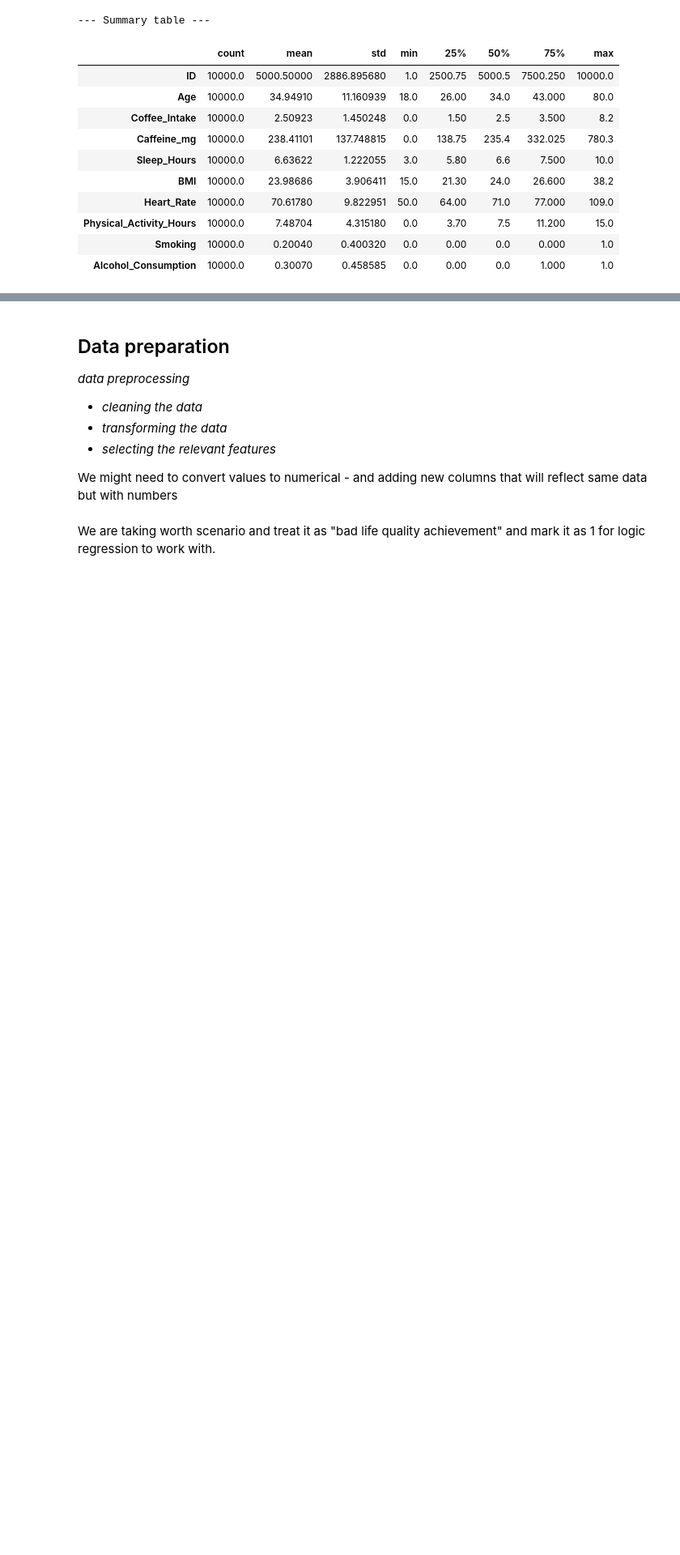
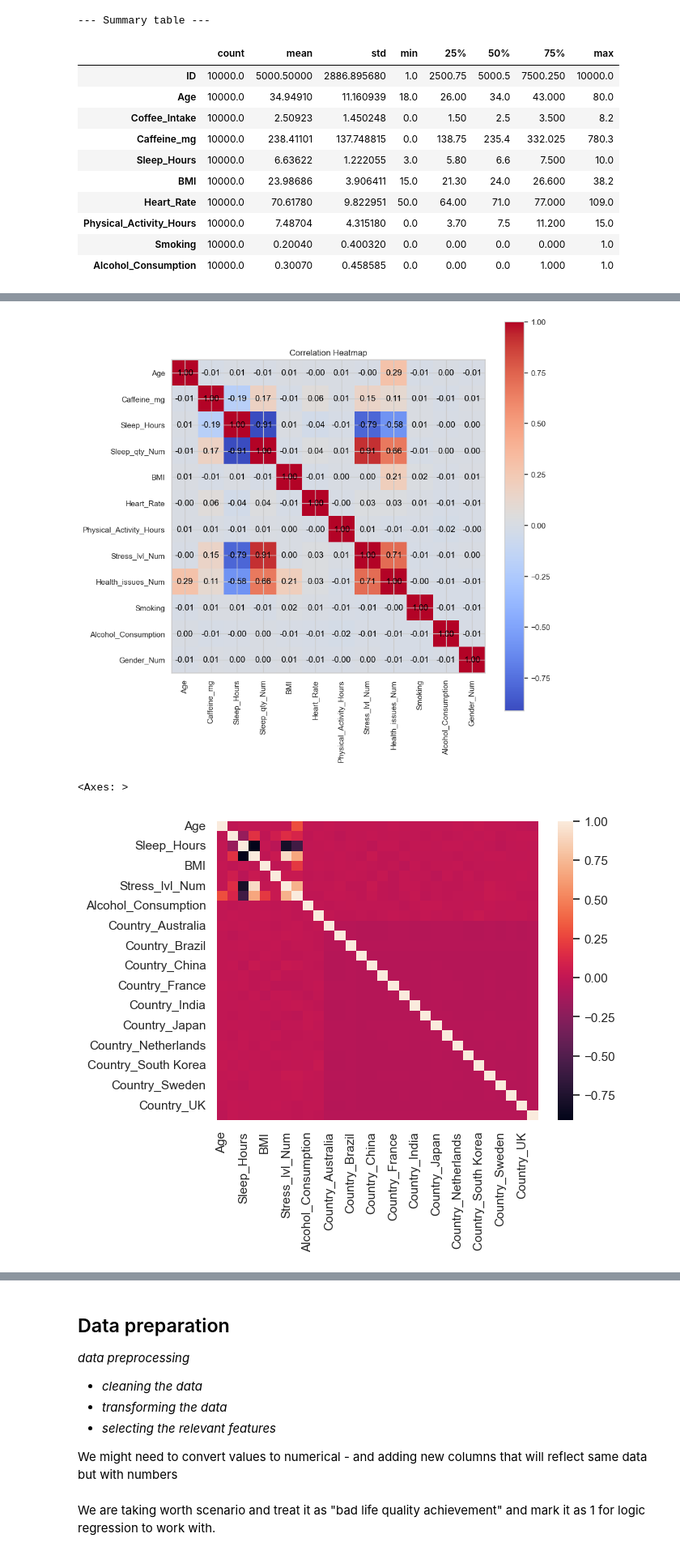
Before and after one commit to Itz-Ezu/DKKO_group6, a Jupyter notebook: coffee_project/hot_coffee.ipynb, the cells around one changed output, grey strips where cells are left out. Shown at 81% size. Cells and saved outputs as stored; diff of their text form; code cells hidden in the pictures; blank space fills up the shorter version.

```diff
--- a/coffee_project/hot_coffee.ipynb
+++ b/coffee_project/hot_coffee.ipynb
@@ -138,0 +145,73 @@ display(df.describe().T)
+# %%
+#### Small preparation / mapping - for matrix to work ####
+
+# First, fill any missing values (NaN) in 'Health_Issues' with the string 'None'.
+df['Health_Issues'] = df['Health_Issues'].fillna('None')
+
+# Create mapping dictionaries
+stress_map = {'Low': 0, 'Medium': 1, 'High': 2}
+sleep_map = {'Excellent': 0, 'Good': 1, 'Fair': 2, 'Poor': 3}
+health_map = {'None': 0, 'Mild': 1, 'Moderate': 2, 'Severe': 3}
+gender_map = {'Female': 0, 'Male': 1, 'Other': np.nan}
+
+
+# Apply the mapping to create new numerical columns
+df['Stress_lvl_Num'] = df['Stress_Level'].map(stress_map)
+df['Sleep_qty_Num'] = df['Sleep_Quality'].map(sleep_map)
+df['Health_issues_Num'] = df['Health_Issues'].map(health_map)
+df['Gender_Num'] = df['Gender'].map(gender_map)
+
+
+corr = df[[
+    'Age',
+    #'Coffee_Intake',
+    'Caffeine_mg',
+    'Sleep_Hours',
+    'Sleep_qty_Num',
+    'BMI',
+    'Heart_Rate',
+    'Physical_Activity_Hours',
+    'Stress_lvl_Num',
+    'Health_issues_Num',
+    'Smoking',
+    'Alcohol_Consumption',
+    'Gender_Num'
+]].corr()
+
+
+plt.figure(figsize=(10, 10))
+plt.imshow(corr, cmap='coolwarm', interpolation='none')
+plt.colorbar()
+plt.xticks(range(len(corr)), corr.columns, rotation=90)
+plt.yticks(range(len(corr)), corr.columns)
+
+for i in range(len(corr)):
+    for j in range(len(corr)):
+        plt.text(j, i, f"{corr.iloc[i, j]:.2f}", ha='center', va='center', color='black')
+
+plt.title("Correlation Heatmap")
+plt.show()
+
+
+df2 = df[[
+    'Age',
+    #'Coffee_Intake',
+    'Caffeine_mg',
+    'Sleep_Hours',
+    'Sleep_qty_Num',
+    'BMI',
+    'Heart_Rate',
+    'Stress_lvl_Num',
+    'Health_issues_Num',
+    'Alcohol_Consumption',
+    'Gender_Num'
+]]
+
+df_country_dummies = pd.get_dummies(df['Country'], prefix='Country')
+df_merged = pd.concat([df2, df_country_dummies], axis=1)
+
+sns.heatmap(df_merged.corr(), annot=False)
+# %% [output]
+[figure, added]
+<Axes: >
+[figure, added]
```
Also changed, not shown: parts of 4 cells of this notebook.
